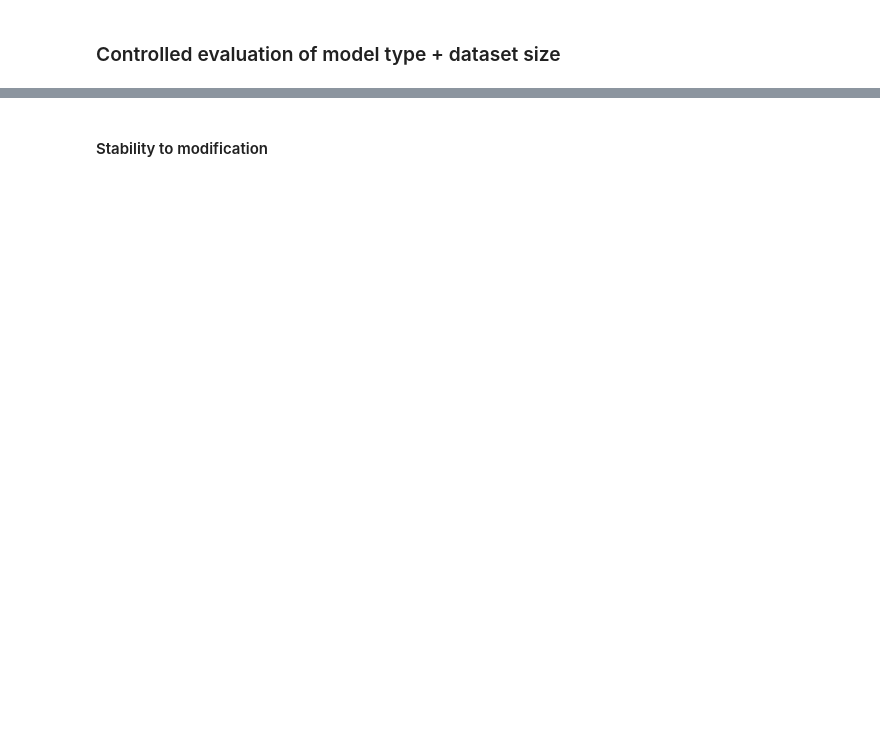
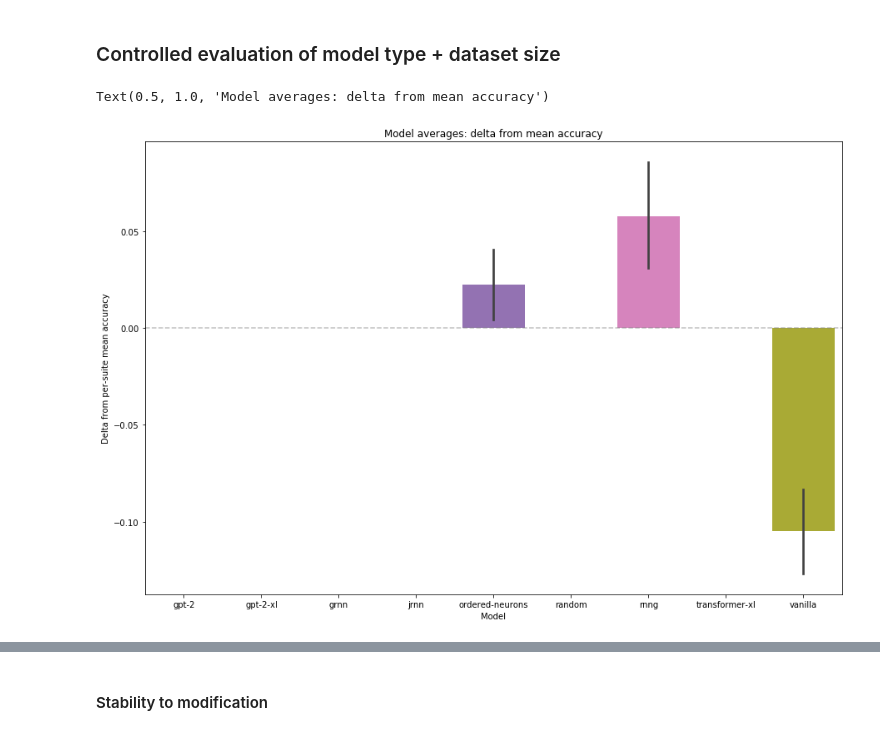
Before and after one commit to cpllab/syntactic-generalization, a Jupyter notebook: notebooks/main.ipynb, the cells around one changed output, grey strips where cells are left out. Drawn from its saved outputs; the diff is of its cells as text; code cells hidden in the pictures; blank space fills up the shorter version.

```diff
--- a/notebooks/main.ipynb
+++ b/notebooks/main.ipynb
@@ -223,13 +280,17 @@ plt.ylabel("Accuracy")
 # %%
 # Compare SG deltas w.r.t. test suite mean rather than absolute values.
 # This makes for a more easily interpretable visualization
 
-plt.subplots(figsize=(15, 10))
-sns.barplot(data=suites_df.reset_index(), x="model_name", y="correct_delta")
-sns.swarmplot(data=suites_df.reset_index(), x="model_name", y="correct_delta")
+f, ax = plt.subplots(figsize=(15, 10))
+ax.axhline(0, c="gray", alpha=0.5, linestyle="--")
+sns.barplot(data=suites_df.reset_index(), x="model_name", y="correct_delta", ax=ax)
+#sns.swarmplot(data=suites_df.reset_index(), x="model_name", y="correct_delta")
 
 plt.xlabel("Model")
 plt.ylabel("Delta from per-suite mean accuracy")
 plt.title("Model averages: delta from mean accuracy")
+# %% [output]
+Text(0.5, 1.0, 'Model averages: delta from mean accuracy')
+[figure, added]
 # %%
 plt.subplots(figsize=(15, 10))
```
Also changed, not shown: parts of 33 cells of this notebook, 1 other file.
